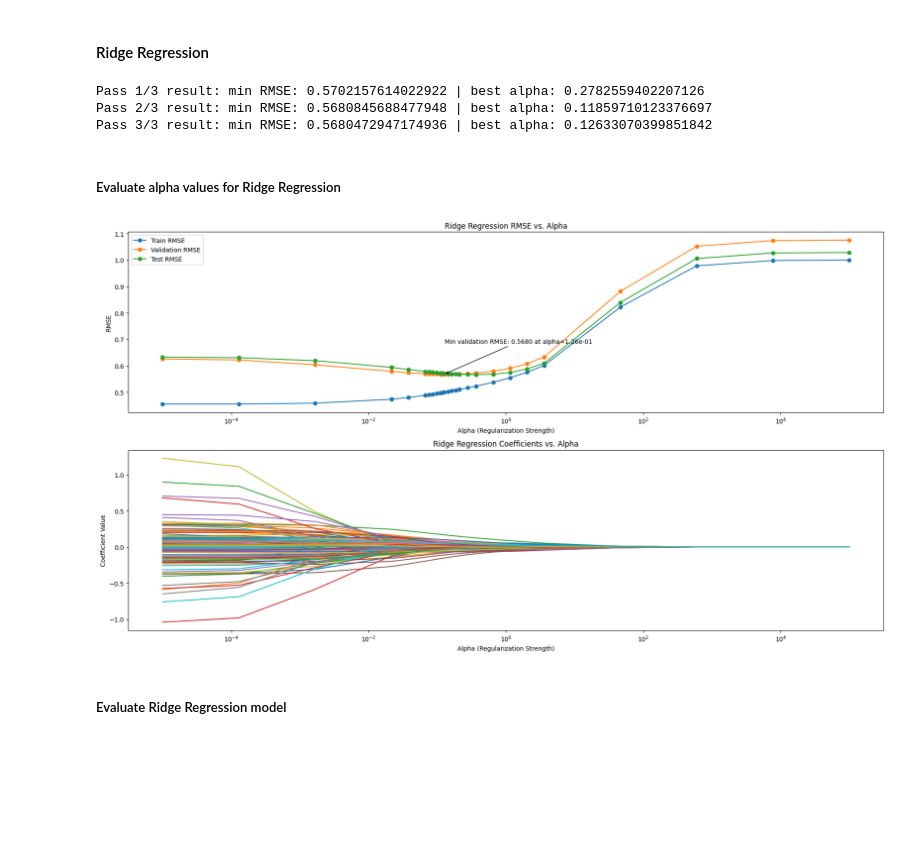
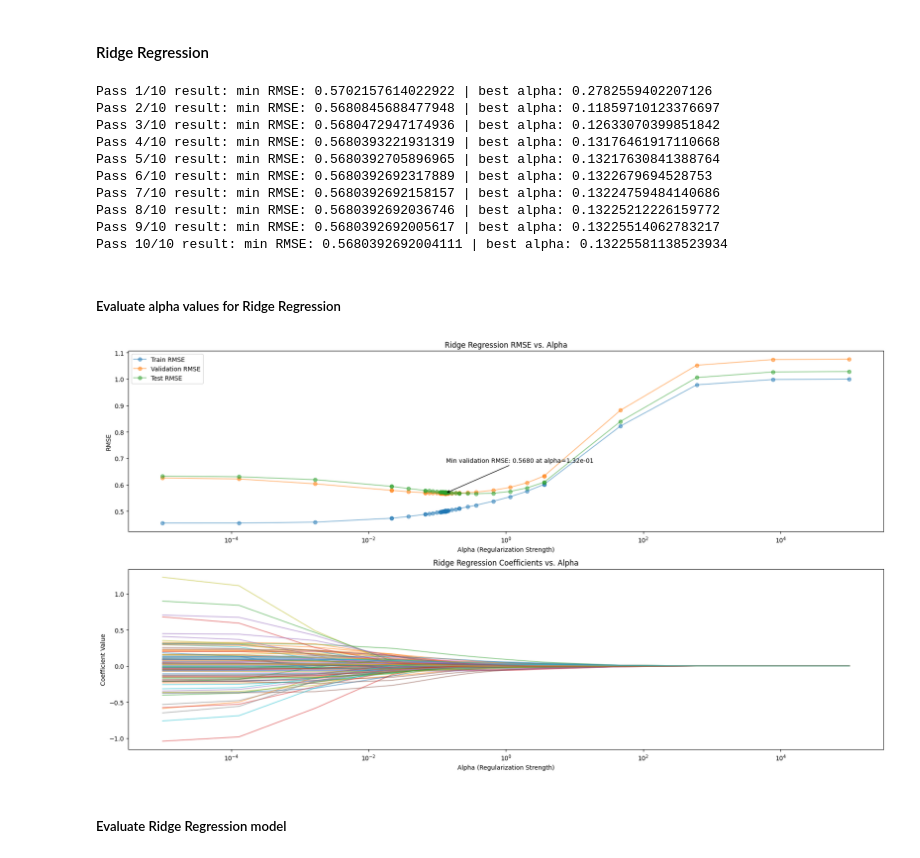
Before and after one commit to ostew5/cab420-introductory_problem_solving_tasks, a Jupyter notebook: 1. Regression.ipynb, the cells around one changed output. Saved outputs shown, nothing was run; the diff lists cells and outputs as text; code cells hidden in the pictures; blank space fills up the shorter version.

```diff
--- a/1. Regression.ipynb
+++ b/1. Regression.ipynb
@@ -297,7 +308,7 @@ MAE: 0.5070
 # remember that lambda is a keyword in python, so we're calling the array below alphas.
 #
 alphas = np.logspace(-5, 5, 10)
-passes = 3
+passes = 10
 
 # Once you've found your ridge and lasso models, evaluate them, following the approach you've used for the linear method, and compare the
 # three models.
@@ -346,44 +357,51 @@ rmse_val_rr       = np.array(rmse_val_rr)[sorted_indices]
 rmse_test_rr      = np.array(rmse_test_rr)[sorted_indices]
 coeffs_rr         = np.array(coeffs_rr)[sorted_indices]
 # %% [output]
-Pass 1/3 result: min RMSE: 0.5702157614022922 | best alpha: 0.2782559402207126
-Pass 2/3 result: min RMSE: 0.5680845688477948 | best alpha: 0.11859710123376697
-Pass 3/3 result: min RMSE: 0.5680472947174936 | best alpha: 0.12633070399851842
+Pass 1/10 result: min RMSE: 0.5702157614022922 | best alpha: 0.2782559402207126
+Pass 2/10 result: min RMSE: 0.5680845688477948 | best alpha: 0.11859710123376697
+Pass 3/10 result: min RMSE: 0.5680472947174936 | best alpha: 0.12633070399851842
+Pass 4/10 result: min RMSE: 0.5680393221931319 | best alpha: 0.13176461917110668
+Pass 5/10 result: min RMSE: 0.5680392705896965 | best alpha: 0.13217630841388764
+Pass 6/10 result: min RMSE: 0.5680392692317889 | best alpha: 0.1322679694528753
+Pass 7/10 result: min RMSE: 0.5680392692158157 | best alpha: 0.13224759484140686
+Pass 8/10 result: min RMSE: 0.5680392692036746 | best alpha: 0.13225212226159772
+Pass 9/10 result: min RMSE: 0.5680392692005617 | best alpha: 0.13225514062783217
+Pass 10/10 result: min RMSE: 0.5680392692004111 | best alpha: 0.13225581138523934
 # %% [markdown]
 ##### Evaluate alpha values for Ridge Regression
 # %%
 fig, axes = plt.subplots(2, 1, figsize=(18, 10))
 
 for rmse, label in zip(
     [rmse_train_rr, rmse_val_rr, rmse_test_rr],
     ['Train RMSE', 'Validation RMSE', 'Test RMSE']
     ):
-    axes[0].plot(alphas_rr_history, rmse, label=label, marker='o')
+    axes[0].plot(alphas_rr_history, rmse, label=label, marker='o', alpha=0.5)
 
 axes[0].annotate(
     f"Min validation RMSE: {min(rmse_val_rr):.4f} at alpha={alphas_rr_history[np.argmin(rmse_val_rr)]:.2e}",
     xy=(alphas_rr_history[np.argmin(rmse_val_rr)], min(rmse_val_rr)),
     xytext=(1, 50),
     textcoords='offset points',
     arrowprops=dict(arrowstyle='->')
     )
 axes[0].set_xscale('log')
 axes[0].set_xlabel('Alpha (Regularization Strength)')
 axes[0].set_ylabel('RMSE')
 axes[0].set_title('Ridge Regression RMSE vs. Alpha')
 axes[0].legend()
-axes[1].plot(alphas_rr_history, coeffs_rr)
+axes[1].plot(alphas_rr_history, coeffs_rr, alpha=0.5)
 axes[1].set_xscale('log')
 axes[1].set_xlabel('Alpha (Regularization Strength)')
 axes[1].set_ylabel('Coefficient Value')
 axes[1].set_title('Ridge Regression Coefficients vs. Alpha')
 
 plt.tight_layout()
 plt.show()
 
 best_alpha_rr = alphas_rr_history[np.argmin(rmse_val_rr)]
 # %% [output]
-[figure, old version]
+[figure, new version]
 # %% [markdown]
 ##### Evaluate Ridge Regression model
 # %%
```
Also changed, not shown: parts of 10 cells of this notebook.
